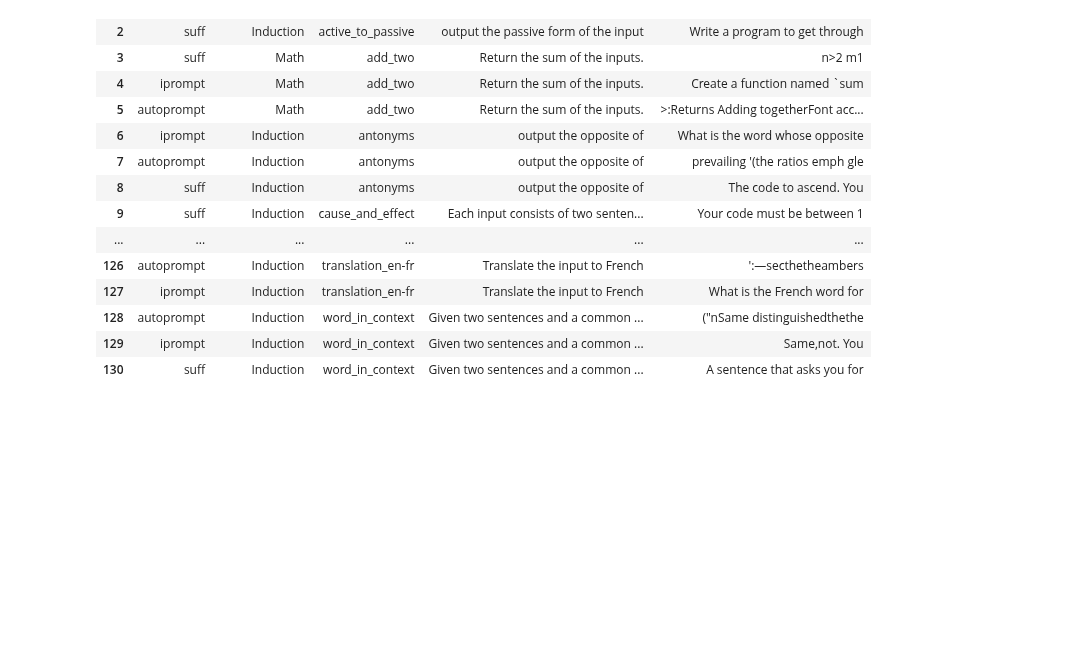
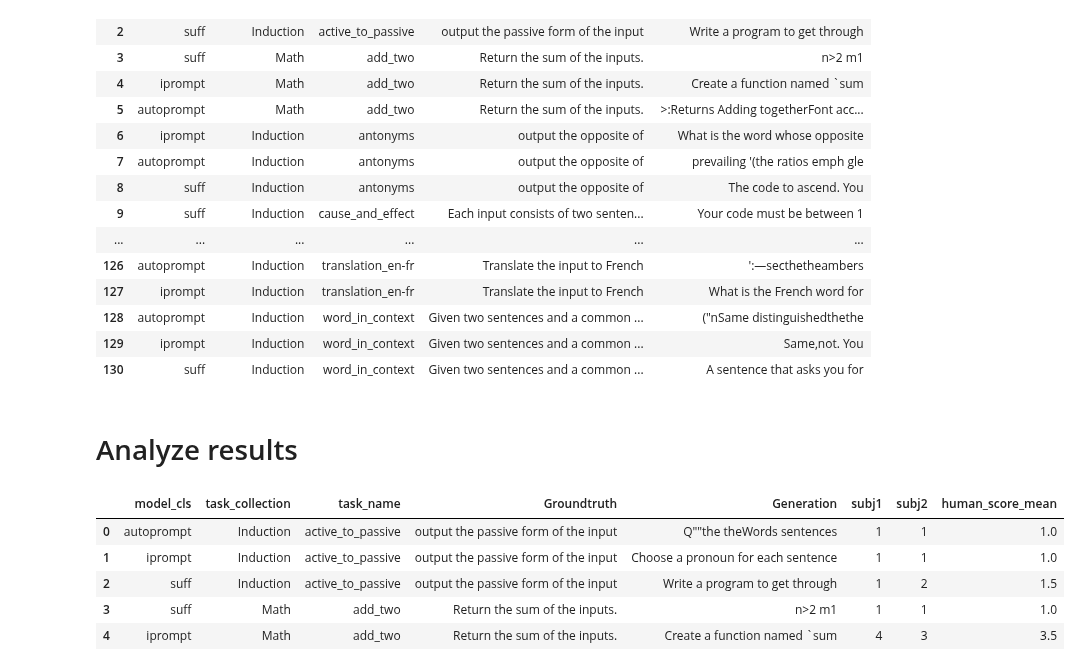
Before and after one commit to csinva/iprompt, a Jupyter notebook: notebooks/10_prompts_human_eval.ipynb, the cells around one changed output. Cells and saved outputs as stored; diff of their text form; code cells hidden in the pictures; blank space fills up the shorter version.

```diff
--- a/notebooks/10_prompts_human_eval.ipynb
+++ b/notebooks/10_prompts_human_eval.ipynb
@@ -66,3 +67,5 @@ TASK = "You are given a groundtruth description along with a generated one. On a
 #     content = f.read()
 #     f.seek(0, 0)
 #     f.write(TASK + '\n' + content)
+# %% [markdown]
+# Analyze results
@@ -68,0 +77,9 @@ TASK = "You are given a groundtruth description along with a generated one. On a
+# %%
+df.head()
+# %% [output]
+|  | model_cls | task_collection | task_name | Groundtruth | Generation | subj1 | subj2 | human_score_mean |
+| 0 | autoprompt | Induction | active_to_passive | output the passive form of the input | Q""the theWords sentences | 1 | 1 | 1.0 |
+| 1 | iprompt | Induction | active_to_passive | output the passive form of the input | Choose a pronoun for each sentence | 1 | 1 | 1.0 |
+| 2 | suff | Induction | active_to_passive | output the passive form of the input | Write a program to get through | 1 | 2 | 1.5 |
+| 3 | suff | Math | add_two | Return the sum of the inputs. | n>2 m1 | 1 | 1 | 1.0 |
+| 4 | iprompt | Math | add_two | Return the sum of the inputs. | Create a function named `sum | 4 | 3 | 3.5 |
```
Also changed, not shown: parts of 3 cells of this notebook, 2 other files.
